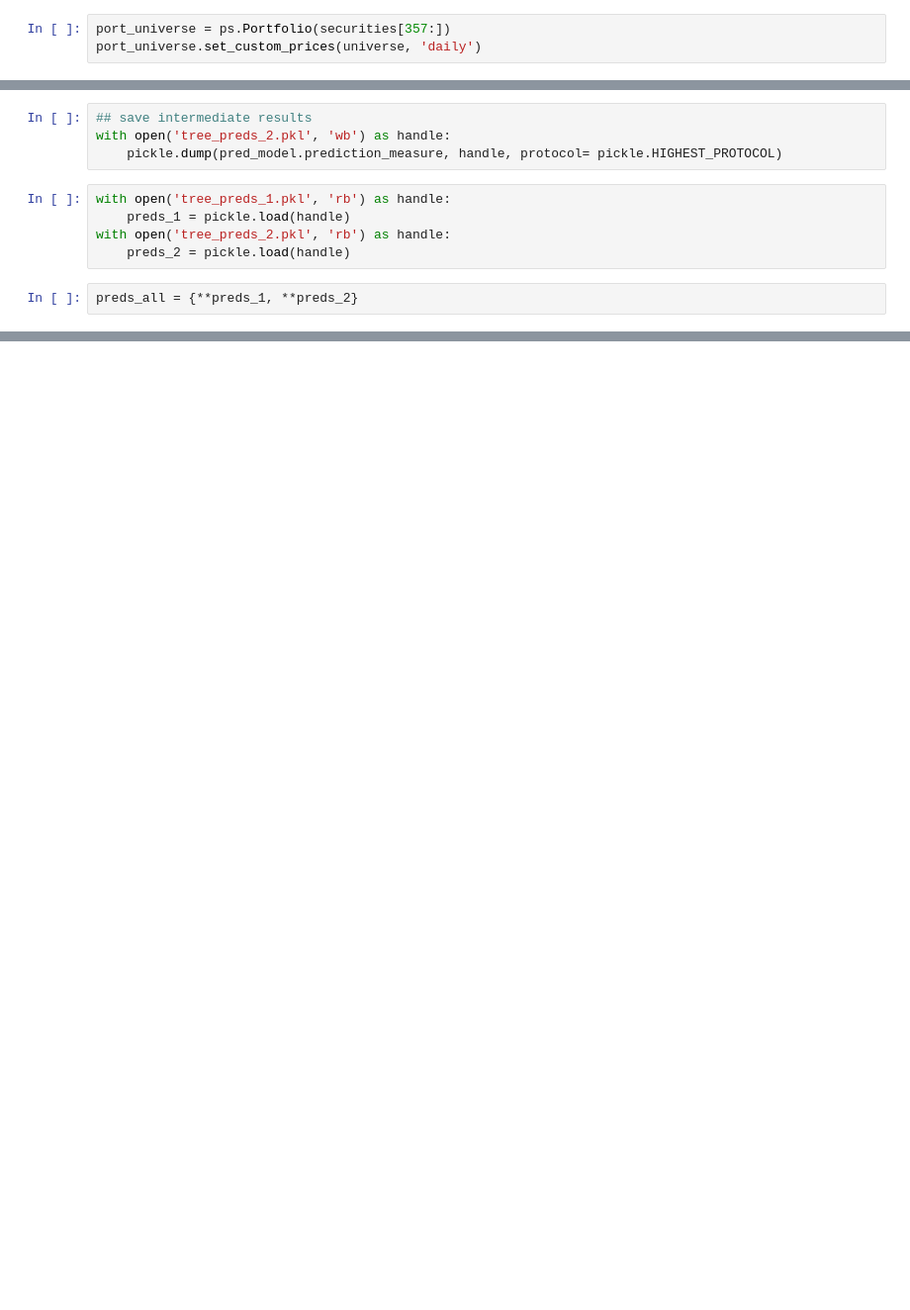
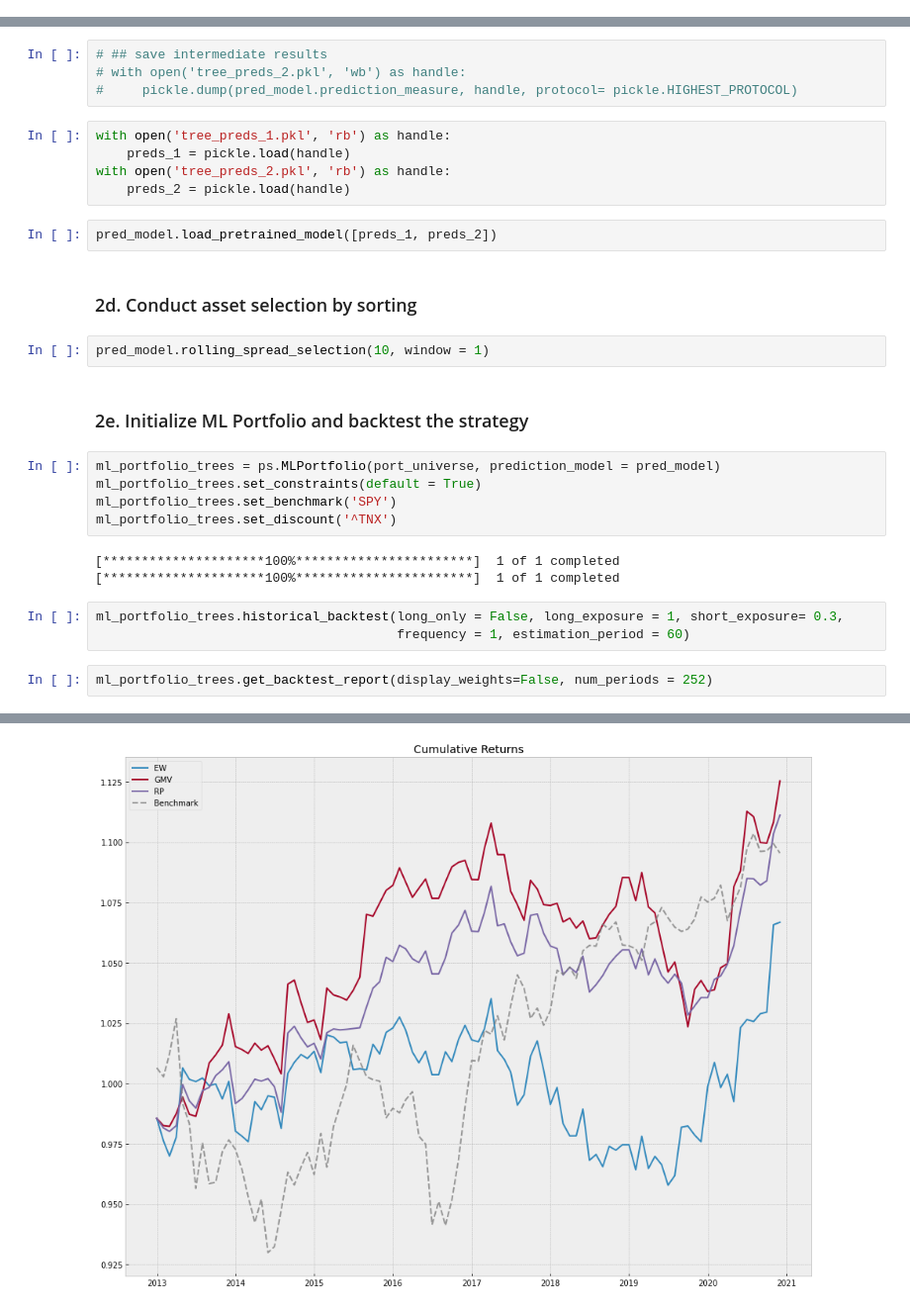
Before and after one commit to matus-jan-lavko/portfolio_swissknife, a Jupyter notebook: examples/03_ml_portfolio.ipynb, the cells around one changed output, grey strips where cells are left out. Shown: that part at 99% size. Saved outputs shown, nothing was run; the diff lists cells and outputs as text; blank space fills up the shorter version.

Commit message:
prototyping ml_portfolio

```diff
--- a/examples/03_ml_portfolio.ipynb
+++ b/examples/03_ml_portfolio.ipynb
@@ -196,3 +105,0 @@ securities = [elem for elem in securities if elem not in missing]
-# %%
-port_universe = ps.Portfolio(securities[357:])
-port_universe.set_custom_prices(universe, 'daily')
@@ -208,11 +112,31 @@ pred_model.rolling_model_prediction(estimation_period=60, window = 1)
 # %%
-## save intermediate results
-with open('tree_preds_2.pkl', 'wb') as handle:
-    pickle.dump(pred_model.prediction_measure, handle, protocol= pickle.HIGHEST_PROTOCOL)
+# ## save intermediate results
+# with open('tree_preds_2.pkl', 'wb') as handle:
+#     pickle.dump(pred_model.prediction_measure, handle, protocol= pickle.HIGHEST_PROTOCOL)
 # %%
 with open('tree_preds_1.pkl', 'rb') as handle:
     preds_1 = pickle.load(handle)
 with open('tree_preds_2.pkl', 'rb') as handle:
     preds_2 = pickle.load(handle)
 # %%
-preds_all = {**preds_1, **preds_2}
+pred_model.load_pretrained_model([preds_1, preds_2])
+# %% [markdown]
+### 2d. Conduct asset selection by sorting
+# %%
+pred_model.rolling_spread_selection(10, window = 1)
+# %% [markdown]
+### 2e. Initialize ML Portfolio and backtest the strategy
+# %%
+ml_portfolio_trees = ps.MLPortfolio(port_universe, prediction_model = pred_model)
+ml_portfolio_trees.set_constraints(default = True)
+ml_portfolio_trees.set_benchmark('SPY')
+ml_portfolio_trees.set_discount('^TNX')
+# %% [output]
+[*********************100%***********************]  1 of 1 completed
+[*********************100%***********************]  1 of 1 completed
+# %%
+ml_portfolio_trees.historical_backtest(long_only = False, long_exposure = 1, short_exposure= 0.3,
+                                       frequency = 1, estimation_period = 60)
+# %%
+ml_portfolio_trees.get_backtest_report(display_weights=False, num_periods = 252)
+# %% [output]
@@ -218,0 +160 @@ preds_all = {**preds_1, **preds_2}
+[figure, added]
```
Also changed, not shown: parts of 26 cells of this notebook, 3 other files.
